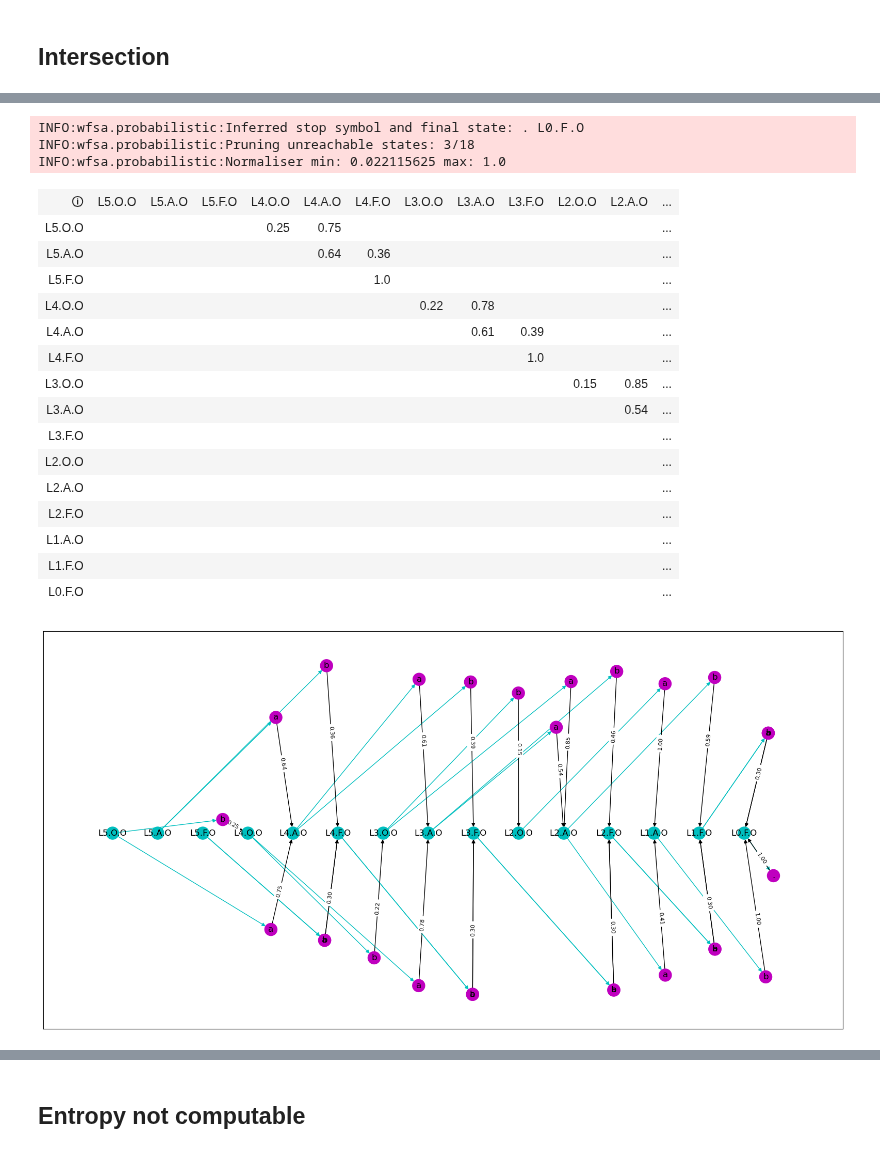
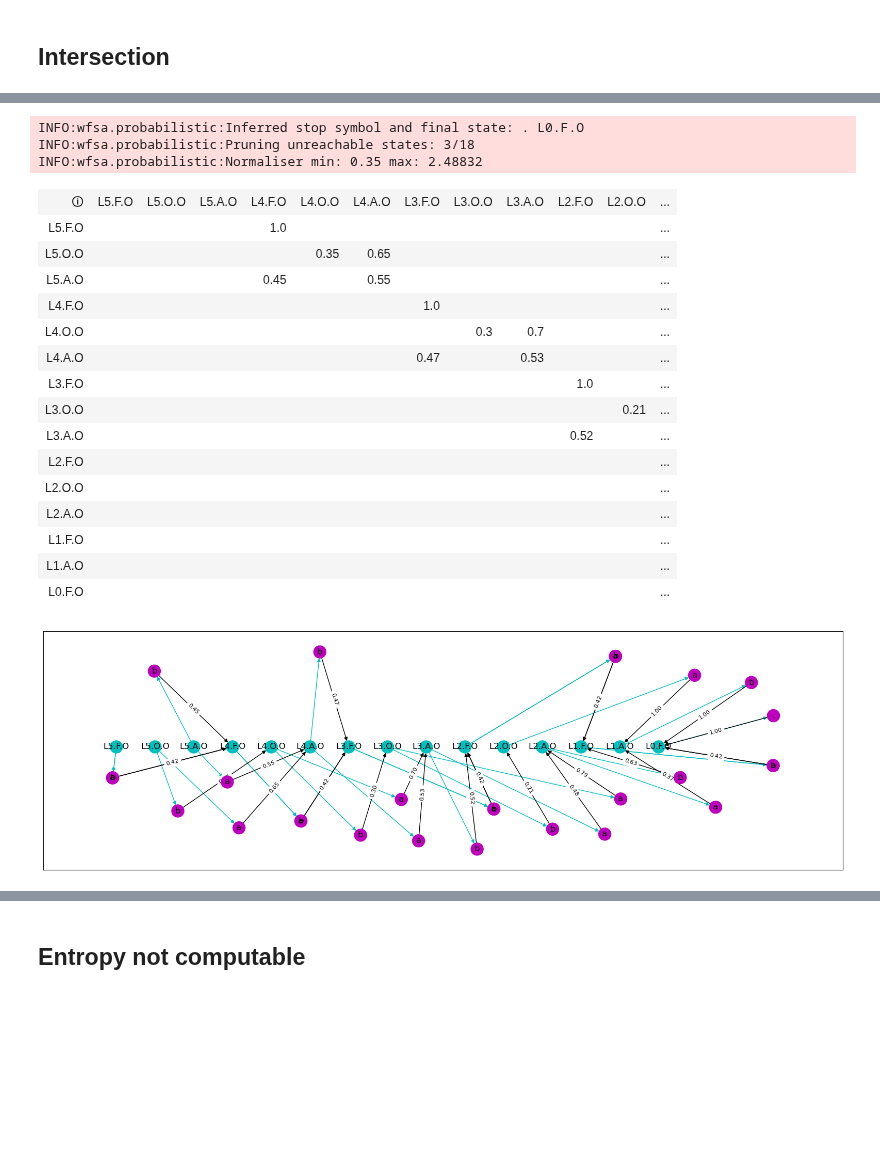
Before and after one commit to jmandreoli/WFSA, a Jupyter notebook: demo.ipynb, the cells around one changed output, grey strips where cells are left out. Cells and saved outputs as stored; diff of their text form; code cells hidden in the pictures; blank space fills up the shorter version.

```diff
--- a/demo.ipynb
+++ b/demo.ipynb
@@ -224,20 +226,21 @@ template,wstop = map(csra_matrix.initial,(template,wstop))
 X_len = WFSA([wstop],template=template,symb_names=('.',),state_names=[f'L{k}' for k in range(L,-1,-1)])
 
 X_cnt = WFSA.from_str('''
-O->O a .35
-O->O b .15
+O->O a .7
+O->O b .5
 O->O . 1
 ''',sparse=True)
 
 X_mot = WFSA.from_str('''
+F->F a 1
+F->F b 1
+F->F . 1
 O->A a 1
 O->O b 1
 A->F b 1
 A->A a 1
-F->F a 1
-F->F b 1
-F->F . 1
 ''',sparse=True)
 X = X_len@X_mot@X_cnt
+# there is probably a bug as changing the order of the factors yields proba>1 in the PFSA
 X
 # %% [output]
@@ -260,28 +263,28 @@ X
 # %%
 X = PFSA.fromWFSA(X)
-X.draw(figsize=(20,10),tune=dict(k=6.,K=18.))
+X.draw(ax=dict(figsize=(20,6)),k=6.,weight=None) # some edges (pink nodes) overlap
 X
 # %% [output]
 INFO:wfsa.probabilistic:Inferred stop symbol and final state: . L0.F.O
 INFO:wfsa.probabilistic:Pruning unreachable states: 3/18
-INFO:wfsa.probabilistic:Normaliser min: 0.022115625 max: 1.0
+INFO:wfsa.probabilistic:Normaliser min: 0.35 max: 2.48832
-| 🛈 | L5.O.O | L5.A.O | L5.F.O | L4.O.O | L4.A.O | L4.F.O | L3.O.O | L3.A.O | L3.F.O | L2.O.O | L2.A.O | ... |
-| L5.O.O |  |  |  | 0.25 | 0.75 |  |  |  |  |  |  | ... |
-| L5.A.O |  |  |  |  | 0.64 | 0.36 |  |  |  |  |  | ... |
-| L5.F.O |  |  |  |  |  | 1.0 |  |  |  |  |  | ... |
-| L4.O.O |  |  |  |  |  |  | 0.22 | 0.78 |  |  |  | ... |
-| L4.A.O |  |  |  |  |  |  |  | 0.61 | 0.39 |  |  | ... |
-| L4.F.O |  |  |  |  |  |  |  |  | 1.0 |  |  | ... |
-| L3.O.O |  |  |  |  |  |  |  |  |  | 0.15 | 0.85 | ... |
-| L3.A.O |  |  |  |  |  |  |  |  |  |  | 0.54 | ... |
-| L3.F.O |  |  |  |  |  |  |  |  |  |  |  | ... |
+| 🛈 | L5.F.O | L5.O.O | L5.A.O | L4.F.O | L4.O.O | L4.A.O | L3.F.O | L3.O.O | L3.A.O | L2.F.O | L2.O.O | ... |
+| L5.F.O |  |  |  | 1.0 |  |  |  |  |  |  |  | ... |
+| L5.O.O |  |  |  |  | 0.35 | 0.65 |  |  |  |  |  | ... |
+| L5.A.O |  |  |  | 0.45 |  | 0.55 |  |  |  |  |  | ... |
+| L4.F.O |  |  |  |  |  |  | 1.0 |  |  |  |  | ... |
+| L4.O.O |  |  |  |  |  |  |  | 0.3 | 0.7 |  |  | ... |
+| L4.A.O |  |  |  |  |  |  | 0.47 |  | 0.53 |  |  | ... |
+| L3.F.O |  |  |  |  |  |  |  |  |  | 1.0 |  | ... |
+| L3.O.O |  |  |  |  |  |  |  |  |  |  | 0.21 | ... |
+| L3.A.O |  |  |  |  |  |  |  |  |  | 0.52 |  | ... |
+| L2.F.O |  |  |  |  |  |  |  |  |  |  |  | ... |
 | L2.O.O |  |  |  |  |  |  |  |  |  |  |  | ... |
 | L2.A.O |  |  |  |  |  |  |  |  |  |  |  | ... |
-| L2.F.O |  |  |  |  |  |  |  |  |  |  |  | ... |
+| L1.F.O |  |  |  |  |  |  |  |  |  |  |  | ... |
 | L1.A.O |  |  |  |  |  |  |  |  |  |  |  | ... |
-| L1.F.O |  |  |  |  |  |  |  |  |  |  |  | ... |
 | L0.F.O |  |  |  |  |  |  |  |  |  |  |  | ... |
-[figure, old version]
+[figure, new version]
 # %%
 def allstr(X,L):
   R = [c for c in range(len(X.W)) if c!=X.stop]
```
Also changed, not shown: parts of 11 cells of this notebook, 1 other file.
